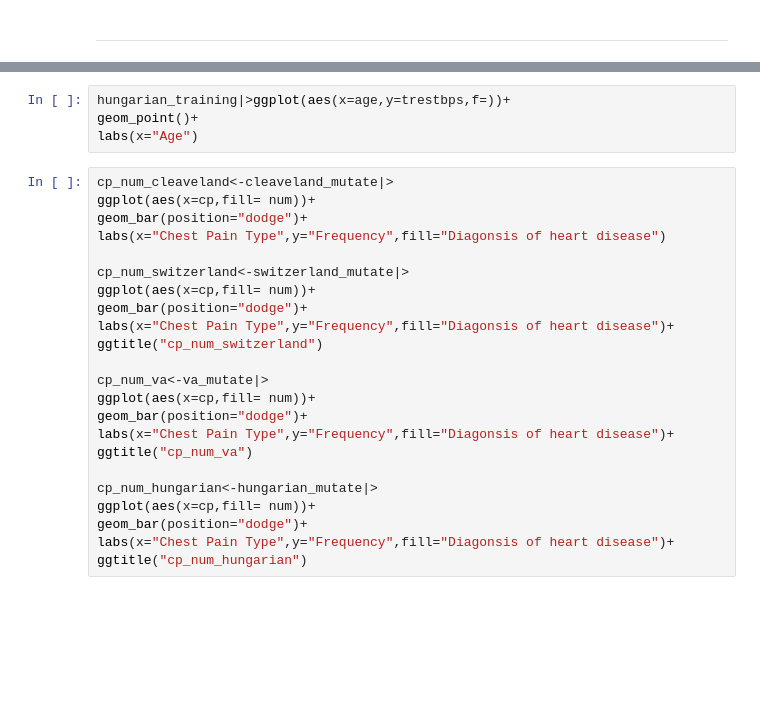
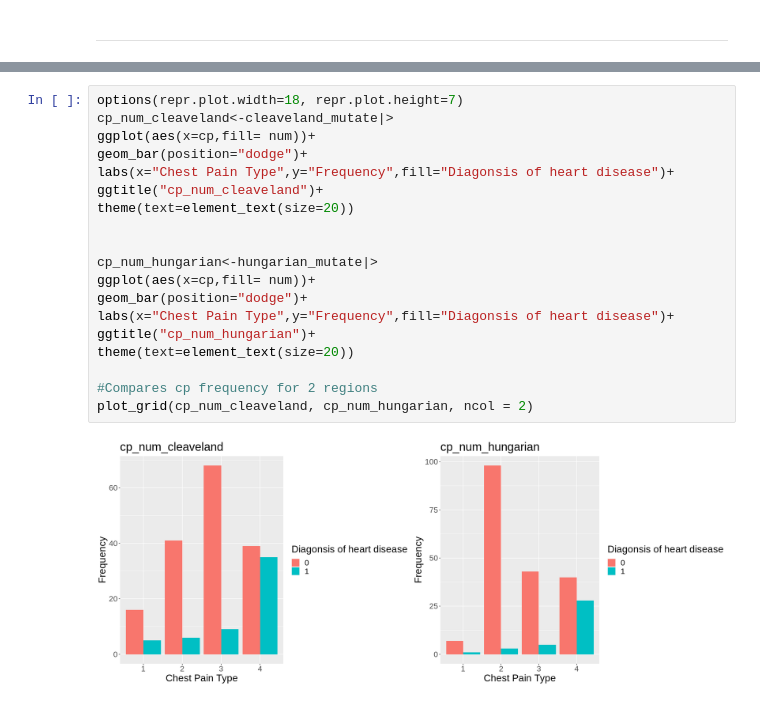
Before and after one commit to justinlook/dsci-100-2022w1-group-10, a Jupyter notebook: 4dataframes.ipynb, the cells around one changed output, grey strips where cells are left out. Drawn from its saved outputs; the diff is of its cells as text; blank space fills up the shorter version.

```diff
--- a/4dataframes.ipynb
+++ b/4dataframes.ipynb
@@ -399,27 +235,21 @@ A tibble: 1 × 15
-# %%
-hungarian_training|>ggplot(aes(x=age,y=trestbps,f=))+
-geom_point()+
-labs(x="Age")
 # %%
+options(repr.plot.width=18, repr.plot.height=7)
 cp_num_cleaveland<-cleaveland_mutate|>
 ggplot(aes(x=cp,fill= num))+
 geom_bar(position="dodge")+
-labs(x="Chest Pain Type",y="Frequency",fill="Diagonsis of heart disease")
+labs(x="Chest Pain Type",y="Frequency",fill="Diagonsis of heart disease")+
+ggtitle("cp_num_cleaveland")+
+theme(text=element_text(size=20))
 
-cp_num_switzerland<-switzerland_mutate|>
-ggplot(aes(x=cp,fill= num))+
-geom_bar(position="dodge")+
-labs(x="Chest Pain Type",y="Frequency",fill="Diagonsis of heart disease")+
-ggtitle("cp_num_switzerland")
-
-cp_num_va<-va_mutate|>
-ggplot(aes(x=cp,fill= num))+
-geom_bar(position="dodge")+
-labs(x="Chest Pain Type",y="Frequency",fill="Diagonsis of heart disease")+
-ggtitle("cp_num_va")
 
 cp_num_hungarian<-hungarian_mutate|>
 ggplot(aes(x=cp,fill= num))+
 geom_bar(position="dodge")+
 labs(x="Chest Pain Type",y="Frequency",fill="Diagonsis of heart disease")+
-ggtitle("cp_num_hungarian")
+ggtitle("cp_num_hungarian")+
+theme(text=element_text(size=20))
+
+#Compares cp frequency for 2 regions
+plot_grid(cp_num_cleaveland, cp_num_hungarian, ncol = 2)
+# %% [output]
+[figure, added]
```
Also changed, not shown: parts of 32 cells of this notebook.
